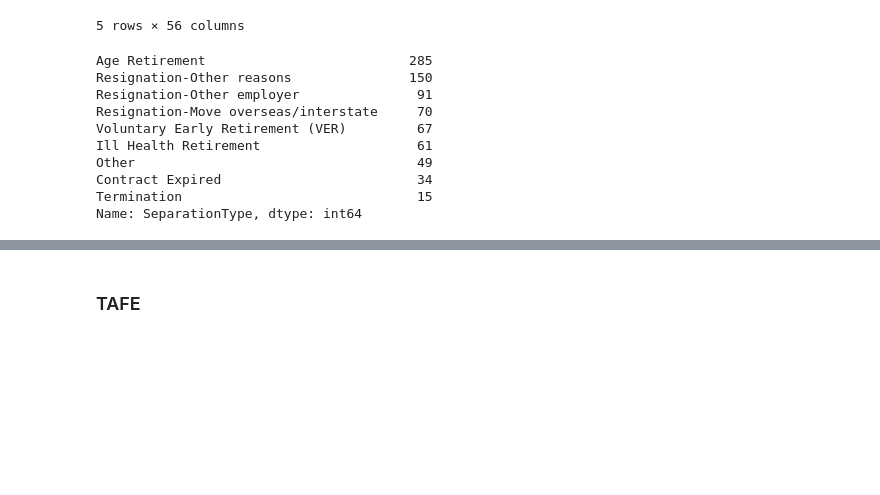
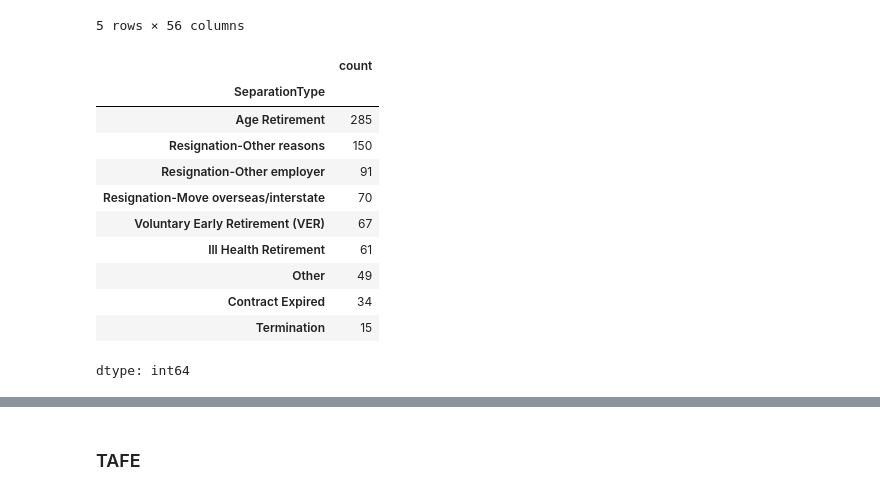
Before and after one commit to slp22/dataquest-projects, a Jupyter notebook: 3_1_dataquest_exit_surveys.ipynb, the cells around one changed output, grey strips where cells are left out. Drawn from its saved outputs; the diff is of its cells as text; code cells hidden in the pictures; blank space fills up the shorter version.

```diff
--- a/3_1_dataquest_exit_surveys.ipynb
+++ b/3_1_dataquest_exit_surveys.ipynb
@@ -68,14 +70,16 @@ dete.head()
 # %%
-dete['SeparationType'].value_counts()
+dete_raw['SeparationType'].value_counts()
 # %% [output]
+|  | count |
+| SeparationType |  |
+| Age Retirement | 285 |
+| Resignation-Other reasons | 150 |
+| Resignation-Other employer | 91 |
+| Resignation-Move overseas/interstate | 70 |
+| Voluntary Early Retirement (VER) | 67 |
+| Ill Health Retirement | 61 |
+| Other | 49 |
+| Contract Expired | 34 |
+| Termination | 15 |
-Age Retirement                          285
-Resignation-Other reasons               150
-Resignation-Other employer               91
-Resignation-Move overseas/interstate     70
-Voluntary Early Retirement (VER)         67
-Ill Health Retirement                    61
-Other                                    49
-Contract Expired                         34
-Termination                              15
-Name: SeparationType, dtype: int64
+dtype: int64
 # %%
```
Also changed, not shown: parts of 37 cells of this notebook.
